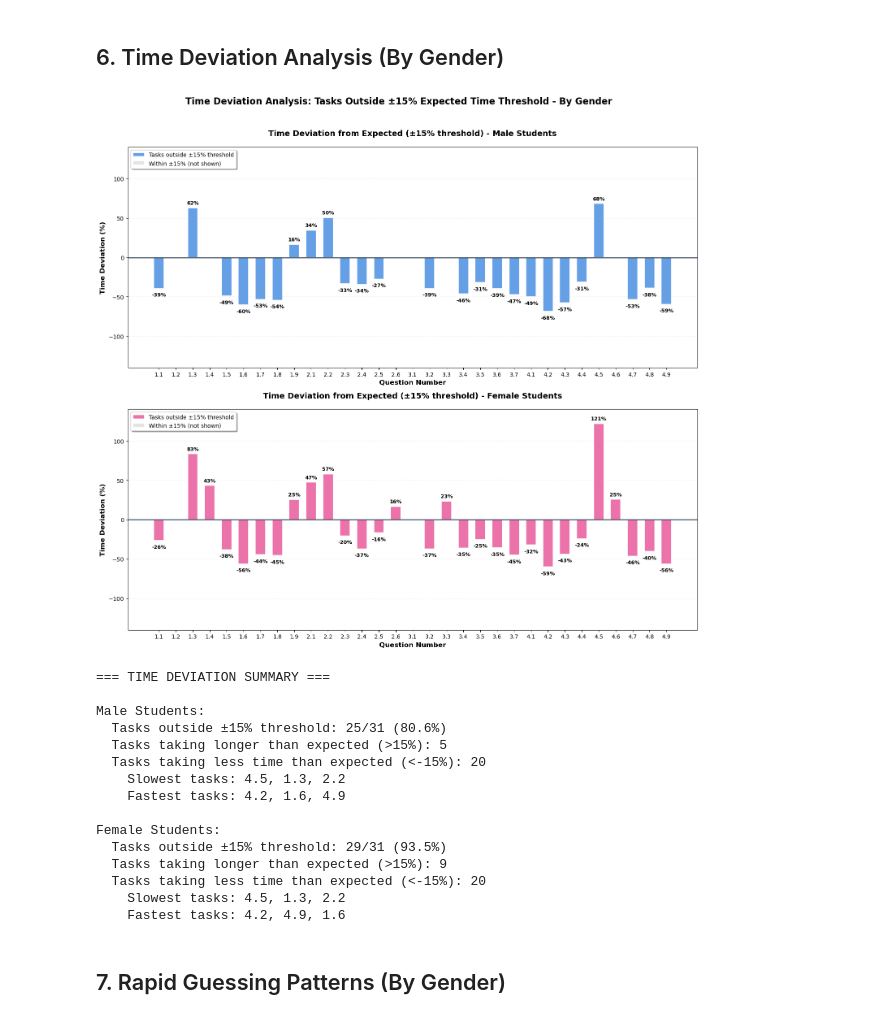
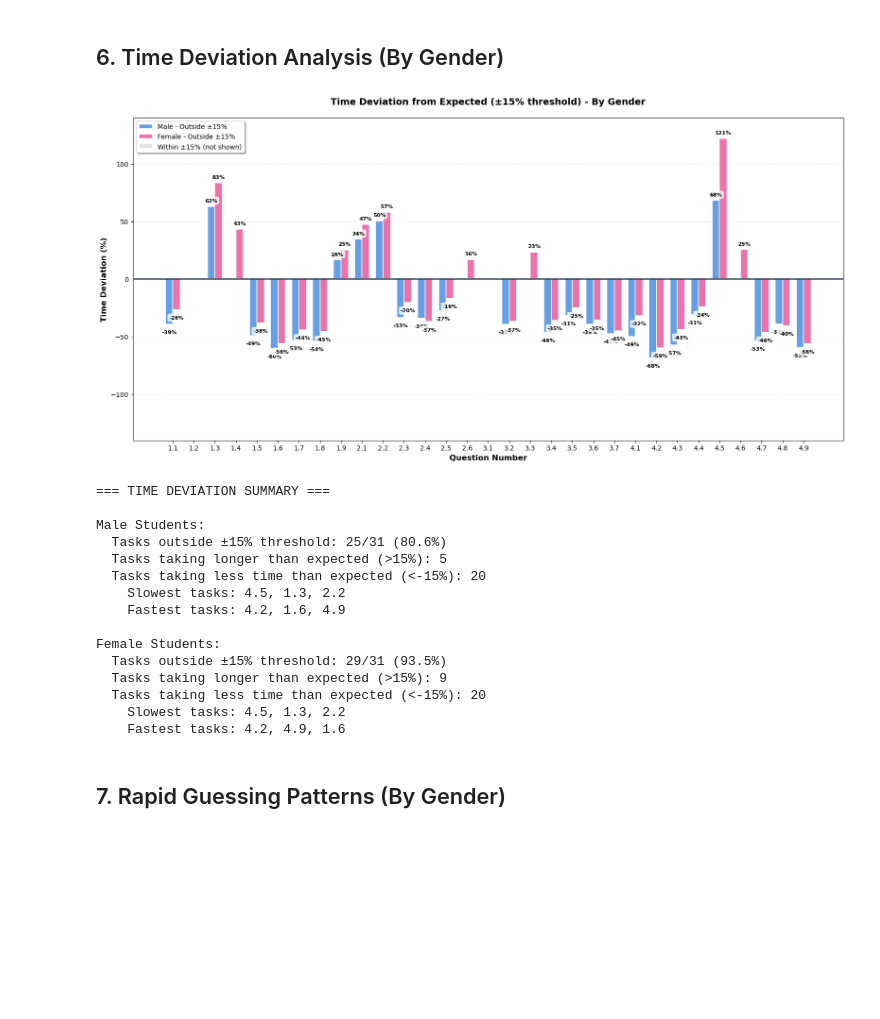
Before and after one commit to juliepe/exam_analysis_H25, a Jupyter notebook: analysis/IN1020/IN1020_2023/notebooks/4b_Time_analysis_by_gender.ipynb, the cells around one changed output. Cells and saved outputs as stored; diff of their text form; code cells hidden in the pictures; blank space fills up the shorter version.

```diff
--- a/analysis/IN1020/IN1020_2023/notebooks/4b_Time_analysis_by_gender.ipynb
+++ b/analysis/IN1020/IN1020_2023/notebooks/4b_Time_analysis_by_gender.ipynb
@@ -216,90 +199,77 @@ all_deviations = list(deviation_male['deviation_pct_filtered']) + list(deviation
 max_abs_deviation = max(abs(min(all_deviations)), abs(max(all_deviations)))
 y_limit = max_abs_deviation * 1.15
 
-# Create deviation plots
-fig, axes = plt.subplots(2, 1, figsize=(15, 14))
-fig.suptitle('Time Deviation Analysis: Tasks Outside ±15% Expected Time Threshold - By Gender',
-             fontsize=16, fontweight='bold', y=0.98)
+# Create single combined plot
+fig, ax = plt.subplots(1, 1, figsize=(16, 8))
 
-def create_deviation_plot(ax, data, title, bar_color, y_limit):
-    x = data['question_number']
-    y = data['deviation_pct_filtered']
-    x_pos = range(len(x))
+x = deviation_male['question_number']
+x_pos = np.arange(len(x))
+width = 0.35
 
-    colors = [bar_color if val != 0 else '#E0E0E0' for val in y]
-    bars = ax.bar(x_pos, y, width=0.6, color=colors, alpha=0.85,
-                  edgecolor='white', linewidth=1.2)
+# Create colors for each bar based on whether it exceeds threshold
+colors_male = [COLOR_MALE if val != 0 else '#E0E0E0' for val in deviation_male['deviation_pct_filtered']]
+colors_female = [COLOR_FEMALE if val != 0 else '#E0E0E0' for val in deviation_female['deviation_pct_filtered']]
 
-    ax.axhline(y=0, color='#2C3E50', linestyle='-', linewidth=2, alpha=0.8)
+# Plot bars for male and female side by side
+bars1 = ax.bar(x_pos - width/2, deviation_male['deviation_pct_filtered'], width,
+               color=colors_male, alpha=0.85, edgecolor='white', linewidth=1.2, label='Male')
+bars2 = ax.bar(x_pos + width/2, deviation_female['deviation_pct_filtered'], width,
+               color=colors_female, alpha=0.85, edgecolor='white', linewidth=1.2, label='Female')
 
-    ax.set_xlabel('Question Number', fontsize=12, fontweight='bold')
-    ax.set_ylabel('Time Deviation (%)', fontsize=12, fontweight='bold')
-    ax.set_title(title, fontsize=14, fontweight='bold', pad=20)
-    ax.grid(True, alpha=0.2, axis='y', linestyle='--')
+ax.axhline(y=0, color='#2C3E50', linestyle='-', linewidth=2, alpha=0.8)
 
-    ax.set_xticks(x_pos)
-    ax.set_xticklabels(x, fontsize=10, rotation=0)
-    ax.set_ylim(-y_limit, y_limit)
+ax.set_xlabel('Question Number', fontsize=12, fontweight='bold')
+ax.set_ylabel('Time Deviation (%)', fontsize=12, fontweight='bold')
+ax.set_title('Time Deviation from Expected (±15% threshold) - By Gender', fontsize=14, fontweight='bold', pad=20)
+ax.grid(True, alpha=0.2, axis='y', linestyle='--')
 
-    # Add value labels
-    for bar, value in zip(bars, y):
+ax.set_xticks(x_pos)
+ax.set_xticklabels(x, fontsize=10, rotation=0)
+ax.set_ylim(-y_limit, y_limit)
+
+# Add value labels for significant deviations
+for bars, values in [(bars1, deviation_male['deviation_pct_filtered']),
+                     (bars2, deviation_female['deviation_pct_filtered'])]:
+    for bar, value in zip(bars, values):
         if abs(value) > 1:
             height = bar.get_height()
             label_y = height + (3 if height > 0 else -5)
             ax.text(bar.get_x() + bar.get_width()/2., label_y,
                    f'{int(height)}%', ha='center',
                    va='bottom' if height > 0 else 'top',
-                   fontsize=9, fontweight='bold',
+                   fontsize=8, fontweight='bold',
                    bbox=dict(boxstyle='round,pad=0.3', facecolor='white', alpha=0.8, edgecolor='none'))
 
-    return ax
-
-# Plot 1: Male students
-create_deviation_plot(axes[0], deviation_male,
-                     'Time Deviation from Expected (±15% threshold) - Male Students',
-                     COLOR_MALE, y_limit)
-
 from matplotlib.patches import Patch
-legend_male = [
-    Patch(facecolor=COLOR_MALE, alpha=0.85, edgecolor='white', linewidth=1.2, label='Tasks outside ±15% threshold'),
+legend_elements = [
+    Patch(facecolor=COLOR_MALE, alpha=0.85, edgecolor='white', linewidth=1.2, label='Male - Outside ±15%'),
+    Patch(facecolor=COLOR_FEMALE, alpha=0.85, edgecolor='white', linewidth=1.2, label='Female - Outside ±15%'),
     Patch(facecolor='#E0E0E0', alpha=0.85, edgecolor='white', linewidth=1.2, label='Within ±15% (not shown)')
 ]
-axes[0].legend(handles=legend_male, loc='upper left', frameon=True,
-              fancybox=True, shadow=True, fontsize=10)
+ax.legend(handles=legend_elements, loc='upper left', frameon=True,
+         fancybox=True, shadow=True, fontsize=10)
 
-# Plot 2: Female students
-create_deviation_plot(axes[1], deviation_female,
-                     'Time Deviation from Expected (±15% threshold) - Female Students',
-                     COLOR_FEMALE, y_limit)
-
-legend_female = [
-    Patch(facecolor=COLOR_FEMALE, alpha=0.85, edgecolor='white', linewidth=1.2, label='Tasks outside ±15% threshold'),
-    Patch(facecolor='#E0E0E0', alpha=0.85, edgecolor='white', linewidth=1.2, label='Within ±15% (not shown)')
-]
-axes[1].legend(handles=legend_female, loc='upper left', frameon=True,
-              fancybox=True, shadow=True, fontsize=10)
-
-plt.tight_layout(rect=[0, 0, 1, 0.96])
+plt.tight_layout()
 plt.show()
 
 # Print summary statistics
 print("\n=== TIME DEVIATION SUMMARY ===")
 for name, data in [("Male", deviation_male), ("Female", deviation_female)]:
     outside_threshold = data[abs(data['deviation_pct']) > 15]
     slower_tasks = data[data['deviation_pct'] > 15]
     faster_tasks = data[data['deviation_pct'] < -15]
 
     print(f"\n{name} Students:")
     print(f"  Tasks outside ±15% threshold: {len(outside_threshold)}/{len(data)} ({len(outside_threshold)/len(data)*100:.1f}%)")
     print(f"  Tasks taking longer than expected (>15%): {len(slower_tasks)}")
     print(f"  Tasks taking less time than expected (<-15%): {len(faster_tasks)}")
 
     if len(slower_tasks) > 0:
         print(f"    Slowest tasks: {', '.join(map(str, slower_tasks.nlargest(3, 'deviation_pct')['question_number'].tolist()))}")
     if len(faster_tasks) > 0:
         print(f"    Fastest tasks: {', '.join(map(str, faster_tasks.nsmallest(3, 'deviation_pct')['question_number'].tolist()))}")
 # %% [output]
-[figure, old version]
+[figure, new version]
 === TIME DEVIATION SUMMARY ===
 
 Male Students:
```
Also changed, not shown: parts of 3 cells of this notebook, 17 other files.
